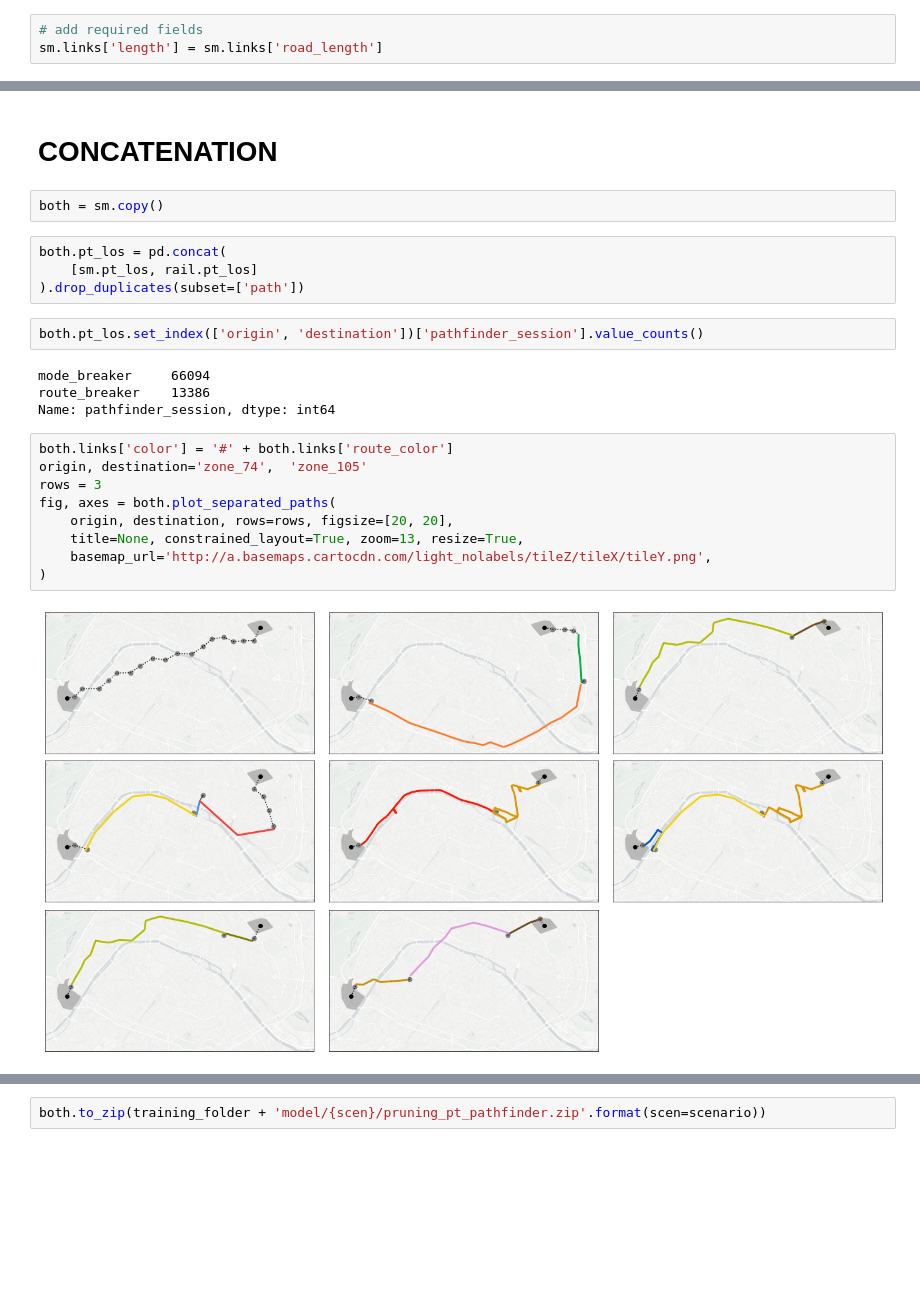
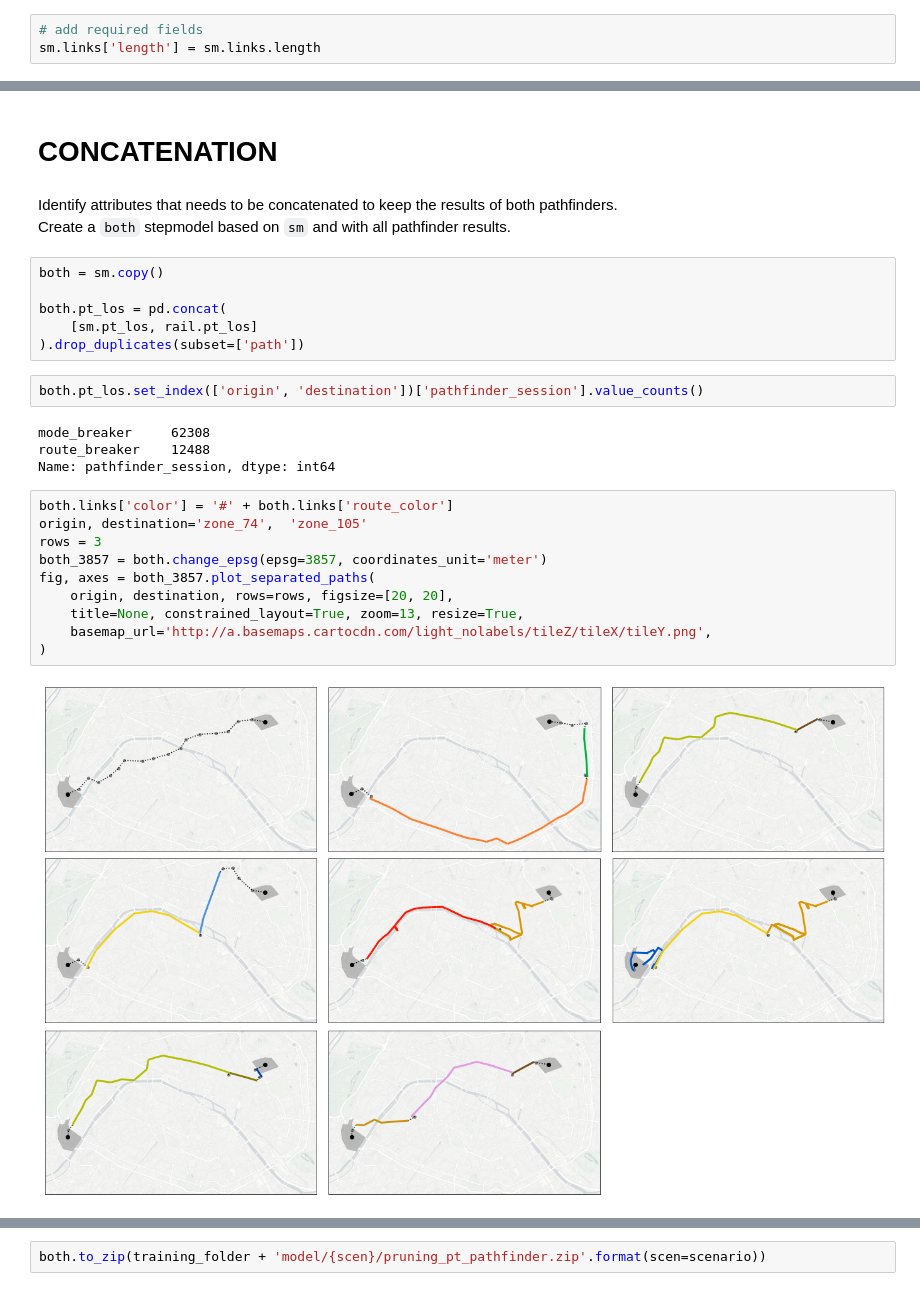
Before and after one commit to systragroup/quetzal_paris, a Jupyter notebook: notebooks/transport/B11_pruning_PT_pathfinder.ipynb, the cells around one changed output, grey strips where cells are left out. Drawn from its saved outputs; the diff is of its cells as text; blank space fills up the shorter version.

```diff
--- a/notebooks/transport/B11_pruning_PT_pathfinder.ipynb
+++ b/notebooks/transport/B11_pruning_PT_pathfinder.ipynb
@@ -19,4 +23,4 @@ sm = stepmodel.read_zip(training_folder + r'model/base/walk_model.zip'.format(sc
 # ROUTE BREAKER: rail submodel
 # %%
 # add required fields
-sm.links['length'] = sm.links['road_length']
+sm.links['length'] = sm.links.length
@@ -48,26 +55,30 @@ sm.step_pt_pathfinder(
 )
 # %% [markdown]
 # CONCATENATION
-# %%
-both = sm.copy()
+# %% [markdown]
+Identify attributes that needs to be concatenated to keep the results of both pathfinders.
+Create a `both` stepmodel based on `sm` and with all pathfinder results.
 # %%
+both = sm.copy()
+
 both.pt_los = pd.concat(
     [sm.pt_los, rail.pt_los]
 ).drop_duplicates(subset=['path'])
 # %%
 both.pt_los.set_index(['origin', 'destination'])['pathfinder_session'].value_counts()
 # %% [output]
-mode_breaker     66094
-route_breaker    13386
+mode_breaker     62308
+route_breaker    12488
 Name: pathfinder_session, dtype: int64
 # %%
 both.links['color'] = '#' + both.links['route_color']
 origin, destination='zone_74',  'zone_105'
 rows = 3
-fig, axes = both.plot_separated_paths(
+both_3857 = both.change_epsg(epsg=3857, coordinates_unit='meter')
+fig, axes = both_3857.plot_separated_paths(
     origin, destination, rows=rows, figsize=[20, 20],
     title=None, constrained_layout=True, zoom=13, resize=True,
     basemap_url='http://a.basemaps.cartocdn.com/light_nolabels/tileZ/tileX/tileY.png',
 )
 # %% [output]
-[figure, old version]
+[figure, new version]
```
Also changed, not shown: parts of 5 cells of this notebook, 36 other files.
